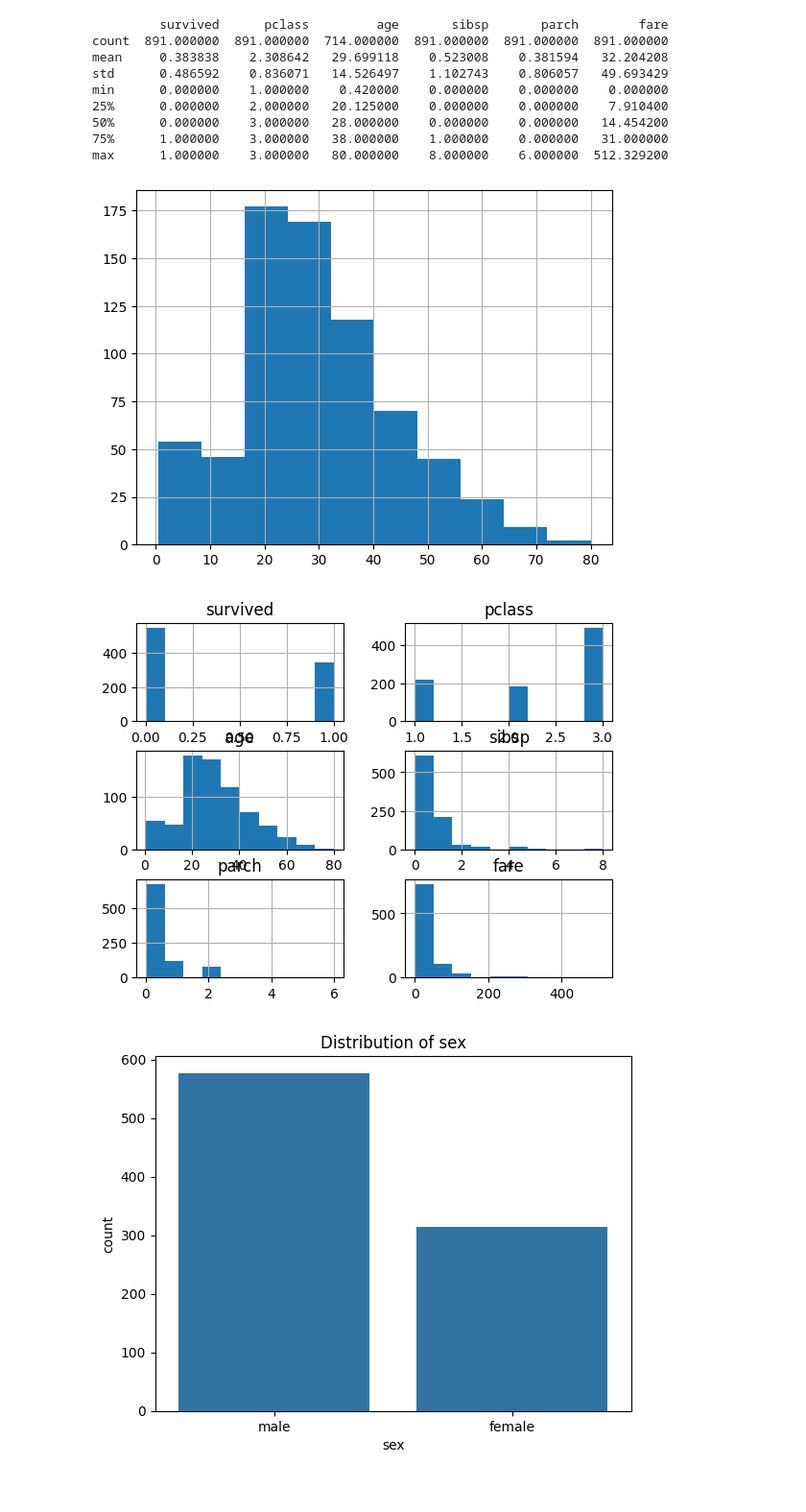
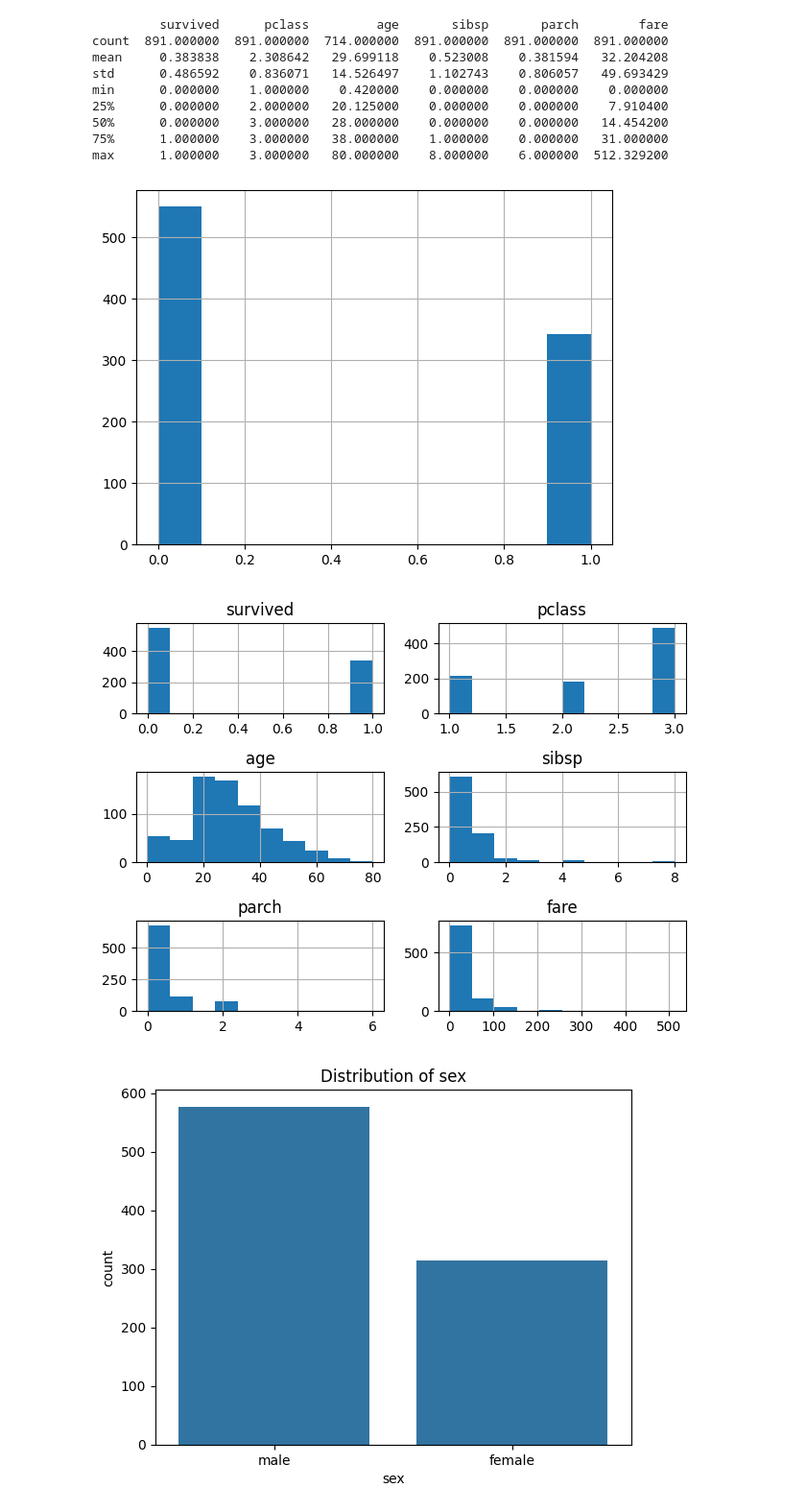
Before and after one commit to Brennanlehman/datafun-06-eda, a Jupyter notebook: blehman_eda.ipynb, the cells around one changed output. Shown at 96% size. Drawn from its saved outputs; the diff is of its cells as text; code cells hidden in the pictures.

```diff
--- a/blehman_eda.ipynb
+++ b/blehman_eda.ipynb
@@ -70,17 +70,20 @@ max      1.000000    3.000000   80.000000    8.000000    6.000000  512.329200
 # %%
 # Initial Data Distribution for Numerical Columns
 
 # Inspect histogram by numerical column
-df['age'].hist()
+df['survived'].hist()
 
 # Inspect histograms for all numerical columns
 df.hist()
 
+# Function to help with not overlapping of subplots
+plt.tight_layout()
+
 # Show all plots
 plt.show()
 # %% [output]
-[figure, old version]
+[figure, new version]
-[figure, old version]
+[figure, new version]
 # %%
 # Initial Data Distribution for Categorical Columns
 
```
Also changed, not shown: 1 other file.
